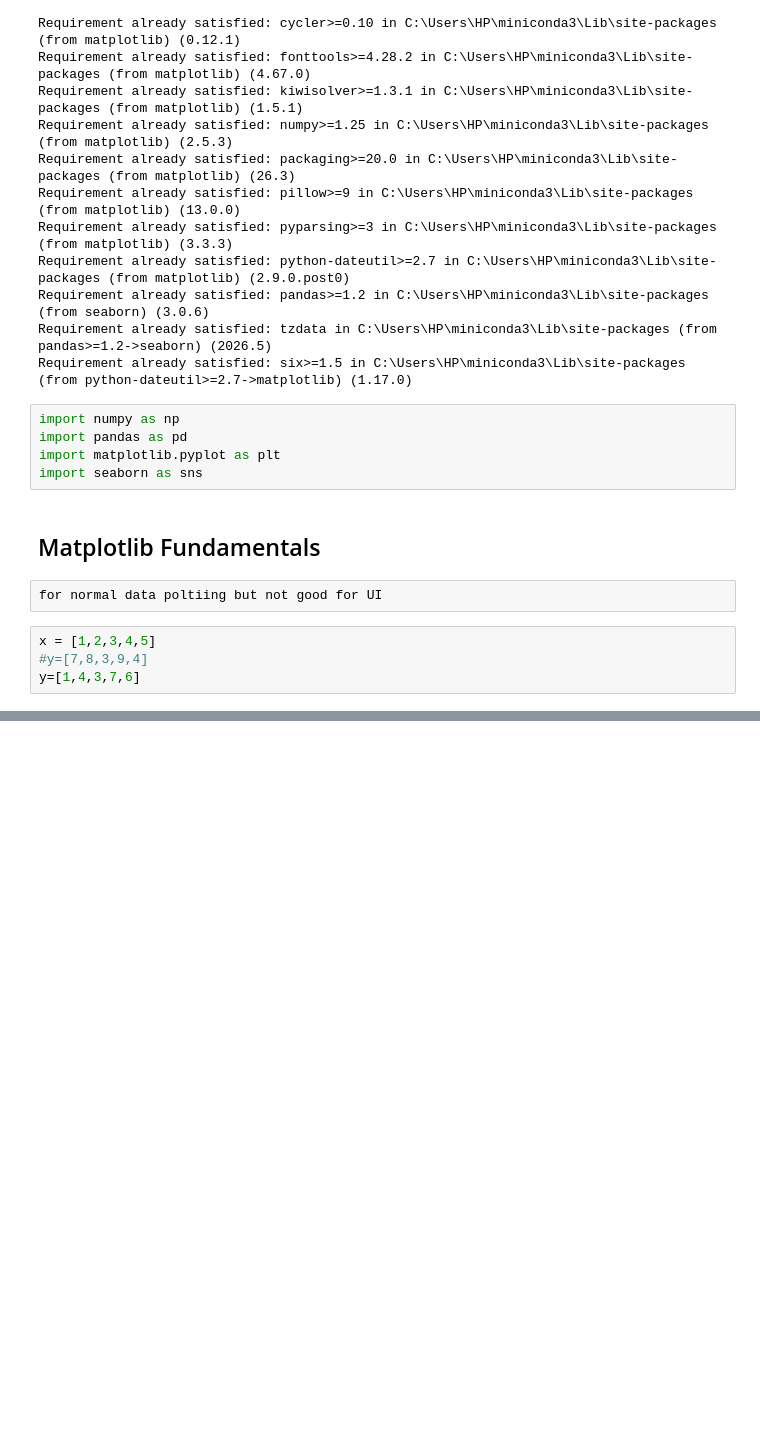
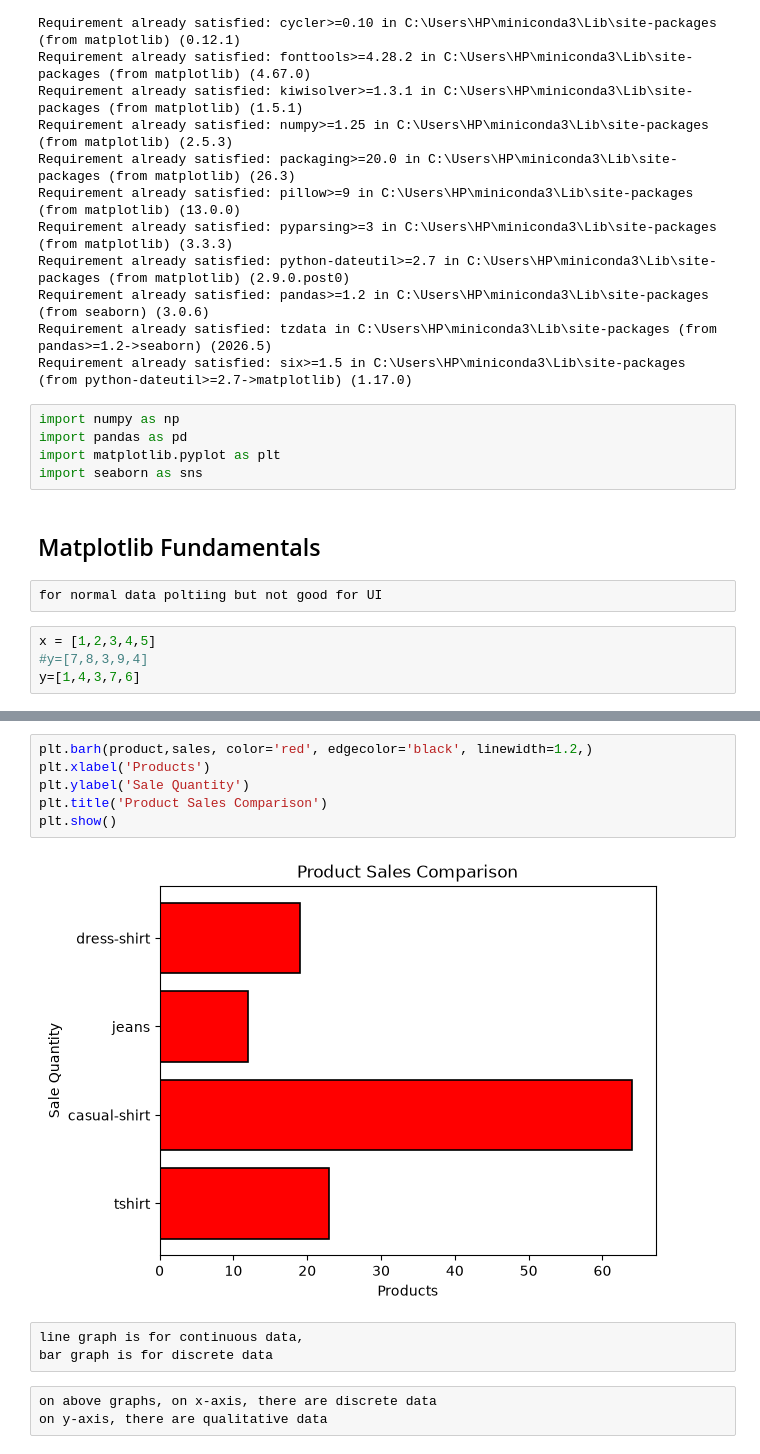
Before and after one commit to broadpeak321/Lecture11-EDA-Data_Visulization-and-Presentation, a Jupyter notebook: Lecture11EDAvisulization.ipynb, the cells around one changed output, grey strips where cells are left out. Drawn from its saved outputs; the diff is of its cells as text; blank space fills up the shorter version.

```diff
--- a/Lecture11EDAvisulization.ipynb
+++ b/Lecture11EDAvisulization.ipynb
@@ -38,0 +53,14 @@ plt.show()
+# %%
+plt.barh(product,sales, color='red', edgecolor='black', linewidth=1.2,)
+plt.xlabel('Products')
+plt.ylabel('Sale Quantity')
+plt.title('Product Sales Comparison')
+plt.show()
+# %% [output]
+[figure, added]
+# %% [raw]
+line graph is for continuous data,
+bar graph is for discrete data
+# %% [raw]
+on above graphs, on x-axis, there are discrete data
+on y-axis, there are qualitative data
```
Also changed, not shown: parts of 4 cells of this notebook.
